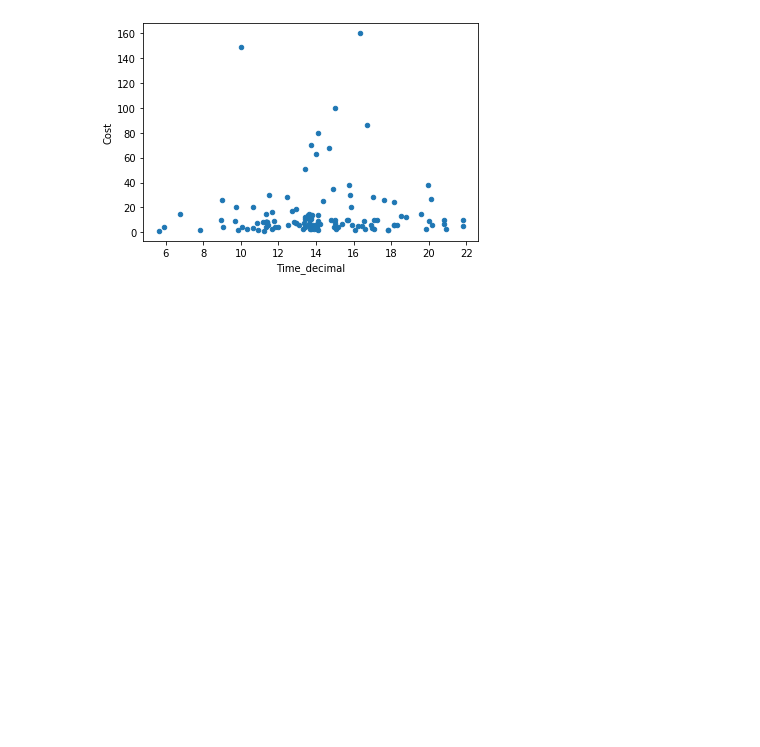
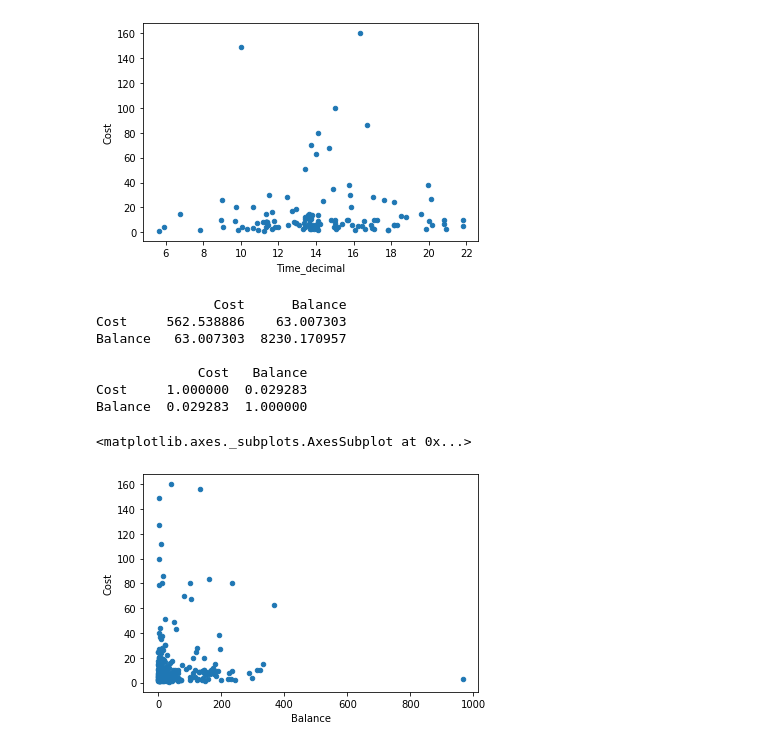
Before and after one commit to third-meow/avocado-pandas, a Jupyter notebook: spending_analysis.ipynb, the cells around one changed output. Drawn from its saved outputs; the diff is of its cells as text; code cells hidden in the pictures; blank space fills up the shorter version.

```diff
--- a/spending_analysis.ipynb
+++ b/spending_analysis.ipynb
@@ -100,3 +99,19 @@ spending_df.plot.scatter(x='Time_decimal', y='Cost')
 # %% [output]
 <matplotlib.axes._subplots.AxesSubplot at 0x...>
 [figure]
+# %%
+print(spending_df[['Cost', 'Balance']].cov())
+print()
+print(spending_df[['Cost', 'Balance']].corr())
+print()
+spending_df.plot.scatter(x='Balance', y='Cost')
+# %% [output]
+               Cost      Balance
+Cost     562.538886    63.007303
+Balance   63.007303  8230.170957
+
+             Cost   Balance
+Cost     1.000000  0.029283
+Balance  0.029283  1.000000
+<matplotlib.axes._subplots.AxesSubplot at 0x...>
+[figure, added]
```
Also changed, not shown: parts of 4 cells of this notebook.
